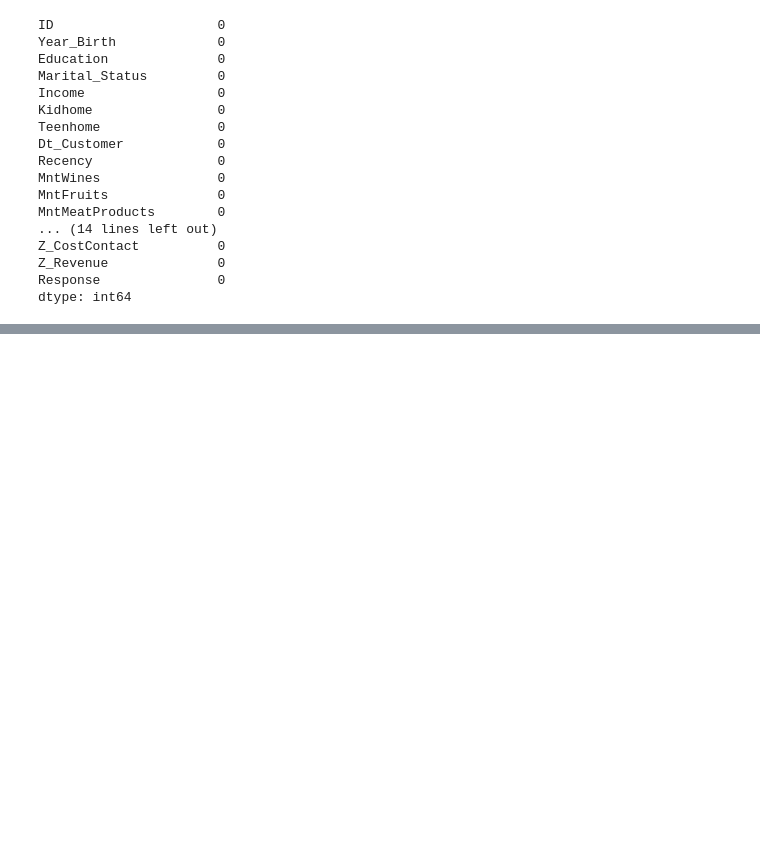
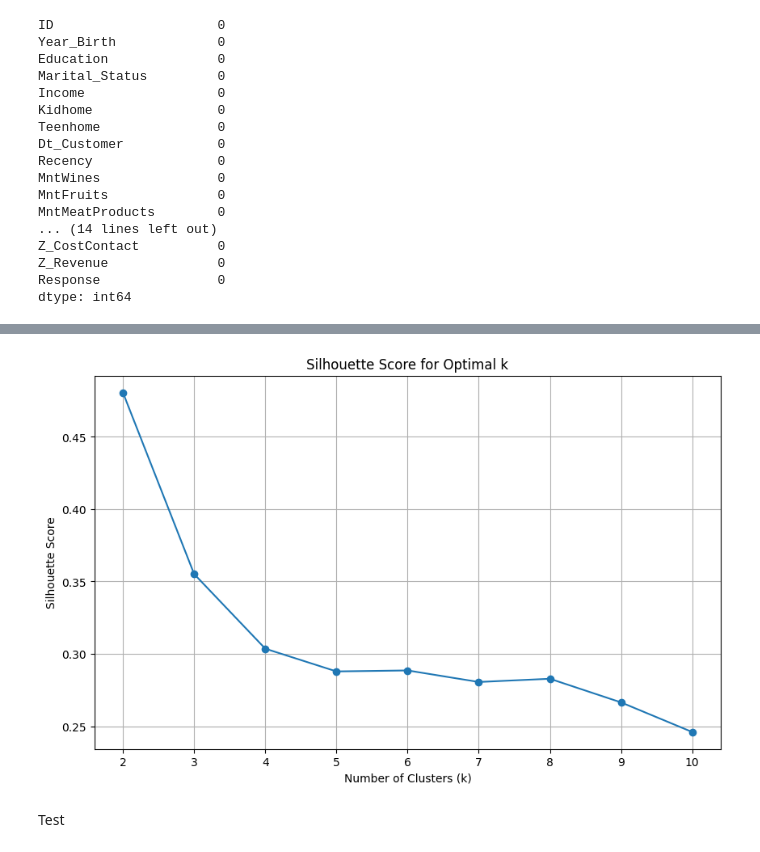
Before and after one commit to COMP3610-Group-H/Customer-Segmentation, a Jupyter notebook: Segmentation.ipynb, the cells around one changed output, grey strips where cells are left out. Saved outputs shown, nothing was run; the diff lists cells and outputs as text; code cells hidden in the pictures; blank space fills up the shorter version.

```diff
--- a/Segmentation.ipynb
+++ b/Segmentation.ipynb
@@ -332,0 +423,14 @@ dtype: int64
+# %%
+# Plot the Silhouette Score graph
+plt.figure(figsize=(10, 6))
+plt.plot(range(2, 11), silhouette_scores, marker='o')
+plt.xlabel('Number of Clusters (k)')
+plt.ylabel('Silhouette Score')
+plt.title('Silhouette Score for Optimal k')
+plt.xticks(range(2, 11))
+plt.grid(True)
+plt.show()
+# %% [output]
+[figure, added]
+# %% [markdown]
+Test
```
Also changed, not shown: parts of 16 cells of this notebook.
